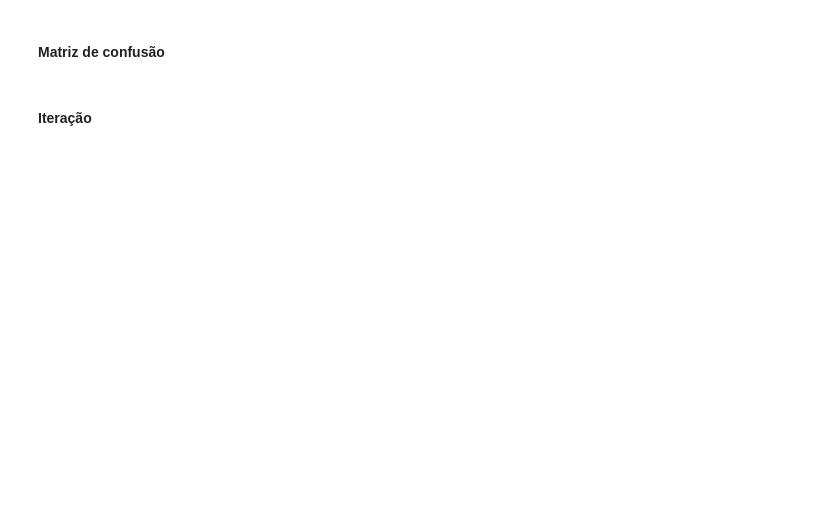
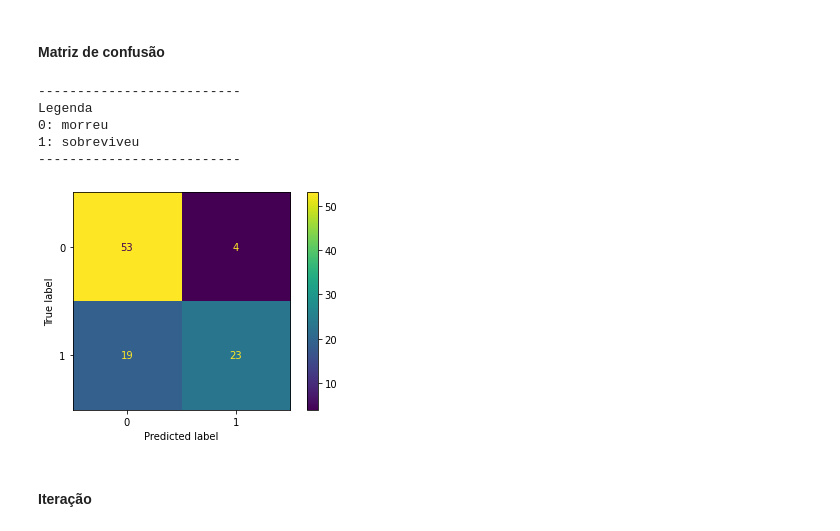
Before and after one commit to carolina-hirschheimer/Propensao-a-falhas-cardiacas, a Jupyter notebook: Projeto 2 - Ciência dos Dados.ipynb, the cells around one changed output. Saved outputs shown, nothing was run; the diff lists cells and outputs as text; code cells hidden in the pictures; blank space fills up the shorter version.

```diff
--- a/Projeto 2 - Ciência dos Dados.ipynb
+++ b/Projeto 2 - Ciência dos Dados.ipynb
@@ -488,3 +543,18 @@ print(confusion_matrix_random)
+# %%
+print("--------------------------")
+print("Legenda")
+print("0: morreu")
+print("1: sobreviveu")
+print("--------------------------")
+plot_confusion_matrix(randfor, X_test, Y_test)
+plt.show()
+# %% [output]
+--------------------------
+Legenda
+0: morreu
+1: sobreviveu
+--------------------------
+[figure, added]
 # %% [markdown]
 #### Iteração
 # %%
```
Also changed, not shown: parts of 40 cells of this notebook, 2 other files.
